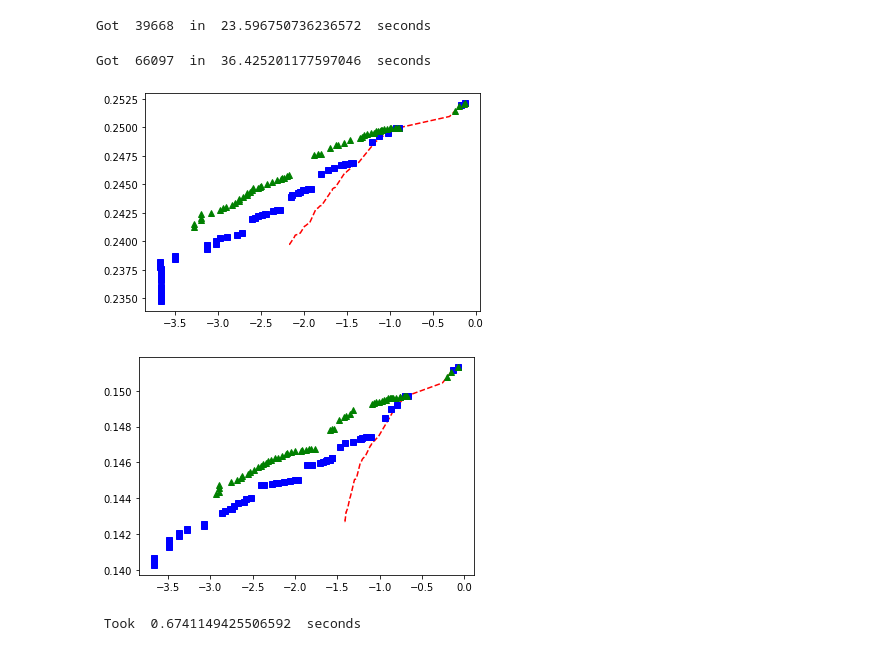
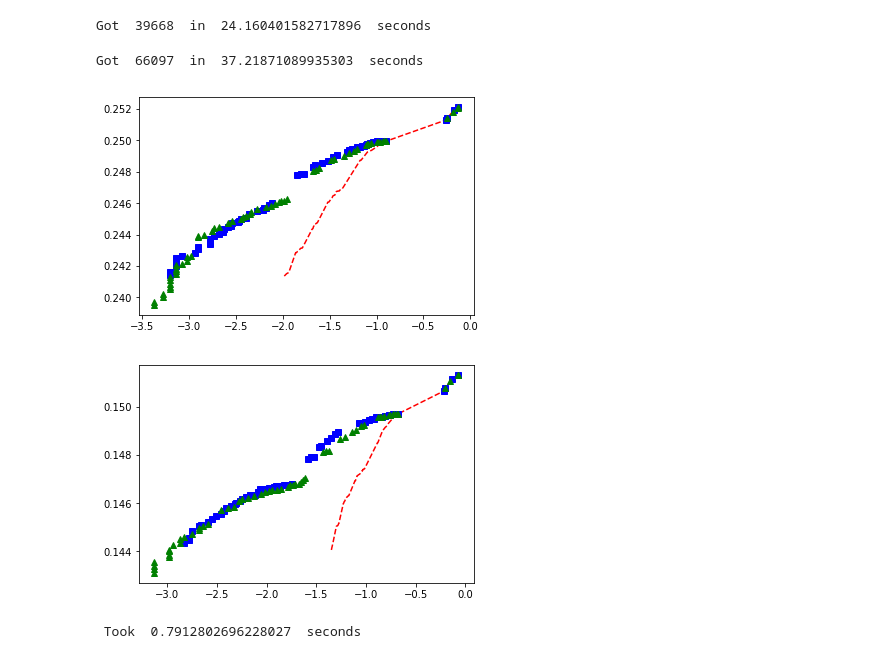
Before and after one commit to xchang1/giraffeCapExperiments, a Jupyter notebook: capper_rocs.ipynb, the cells around one changed output. Drawn from its saved outputs; the diff is of its cells as text; code cells hidden in the pictures.

Commit message:
Added new mapq calculation to match vg

```diff
--- a/capper_rocs.ipynb
+++ b/capper_rocs.ipynb
@@ -11,21 +11,21 @@ import capper
 # %%
 start_time = time.time()
 # Parse the 1kg reads
-reads_1kg_small = Reads("minimizers_1kg_single/minimizers_correct",
-              "minimizers_1kg_single/minimizers_incorrect",
+reads_1kg_small = Reads("minimizers_1kg_correct_single",
+              "minimizers_1kg_incorrect_single",
               max_correct_reads=10000)
 print("Got ", len(reads_1kg_small.reads), " in ", time.time() - start_time, " seconds")
 # %% [output]
-Got  39668  in  23.596750736236572  seconds
+Got  39668  in  24.160401582717896  seconds
 # %%
 start_time = time.time()
 # Parse the hgsvc reads
-reads_hgsvc_small = Reads("minimizers_hgsvc_single/minimizers_correct",
-              "minimizers_hgsvc_single/minimizers_incorrect",
+reads_hgsvc_small = Reads("minimizers_hgsvc_correct_single",
+              "minimizers_hgsvc_incorrect_single",
               max_correct_reads=10000)
 print("Got ", len(reads_hgsvc_small.reads), " in ", time.time() - start_time, " seconds")
 # %% [output]
-Got  66097  in  36.425201177597046  seconds
+Got  66097  in  37.21871089935303  seconds
 # %%
 def current_cap(r):
     """
@@ -38,7 +38,38 @@ def current_cap(r):
     return r.capped_map_q  # round(min(r.uncapped_map_q, f(r.xian_cap), r.vg_computed_cap, 60))
 # %%
 ## Make the small plots
+def add_log(x, y):
+    if (x > y):
+        return x + math.log(1.0 + math.exp(y - x))
+    else:
+        return y + math.log(1.0 + math.exp(x - y))
 
+
+def calc_map_q(r):
+    if len(r.alignment_scores) == 0:
+        return 0.0
+    assert(len(r.alignment_scores) > 0)
+
+    if len(r.alignment_scores) == 1:
+        if r.alignment_scores[0] == 0.0: # Case is unaligned
+            return 0.0
+        return 10000 # Case is the only alignment
+
+    log_sum_exp = 0.0
+    max_score = 0.0
+
+    for i in range(len(r.alignment_scores)-1, -1, -1):
+        score = r.alignment_scores[i] * 1.38333
+        if (score >= max_score):
+            max_score = score
+
+        log_sum_exp = add_log(log_sum_exp, score)
+
+
+    quality_scale_factor = 10.0 / math.log(10.0)
+    direct_mapq = float("inf") if max_score == log_sum_exp else -quality_scale_factor * (0.0 + math.log(1.0 - math.exp( (max_score - log_sum_exp) - 0.0)))
+
+    return direct_mapq
 def calc_map_q(r):
     assert(len(r.alignment_scores) > 0)
 
@@ -49,7 +80,7 @@ def calc_map_q(r):
 
     x = max(r.alignment_scores)
     y = r.alignment_scores[:-1]
-    s = 1.4 #43429
+    s = 1 #43429
     #secondary_count = len(r.alignment_scores)-1 if len(r.alignment_scores) > 1 else 1
     #unexplored_minimizers = r.avg_unexplored_minimizers()
     #if unexplored_minimizers < 100:
@@ -62,36 +93,36 @@ def calc_map_q(r):
         p += math.exp(y *s) #* (1.0 + unexplored_multiplicity)
 
     z = math.exp(x * s) / p
     map_q = (-10 * math.log10(1 - z)) if z < 1.0 else 100000
 
     return map_q # r.uncapped_map_q
 
 def proposed_cap(r):
     map_q = calc_map_q(r)
     escape_bonus = 1.0 if map_q < 10000 else 2.0
     return round(min(r.faster_cap_precomputed * escape_bonus, map_q, 60))
 
 def make_rocs(reads):
     # Make ROC curves
     roc_unmodified = reads.get_roc()
     #print("Roc unmodified", roc_unmodified)
     roc_adam_modified = reads.get_roc(map_q_fn=current_cap)
     #print("Roc adam modified ", roc_adam_modified)
     start_time = time.time()
     roc_new_sum_modified = reads.get_roc(map_q_fn=proposed_cap)
     #print("Roc mode modified (time:{}) ".format(time.time()-start_time), roc_new_sum_modified)
     #Reads.plot_rocs([roc_unmodified, roc_adam_modified, roc_new_sum_modified])
 
     Reads.plot_rocs([roc_unmodified, roc_adam_modified, roc_new_sum_modified ])
 
 start_time = time.time()
 make_rocs(reads_1kg_small)
 make_rocs(reads_hgsvc_small)
 print(" Took ", time.time() - start_time, " seconds")
 # %% [output]
-[figure, old version]
+[figure, new version]
-[figure, old version]
+[figure, new version]
- Took  0.6741149425506592  seconds
+ Took  0.7912802696228027  seconds
 # %%
 start_time = time.time()
 # Parse the hgsvc reads
```
Also changed, not shown: parts of 1 cell of this notebook, 2 other files.
